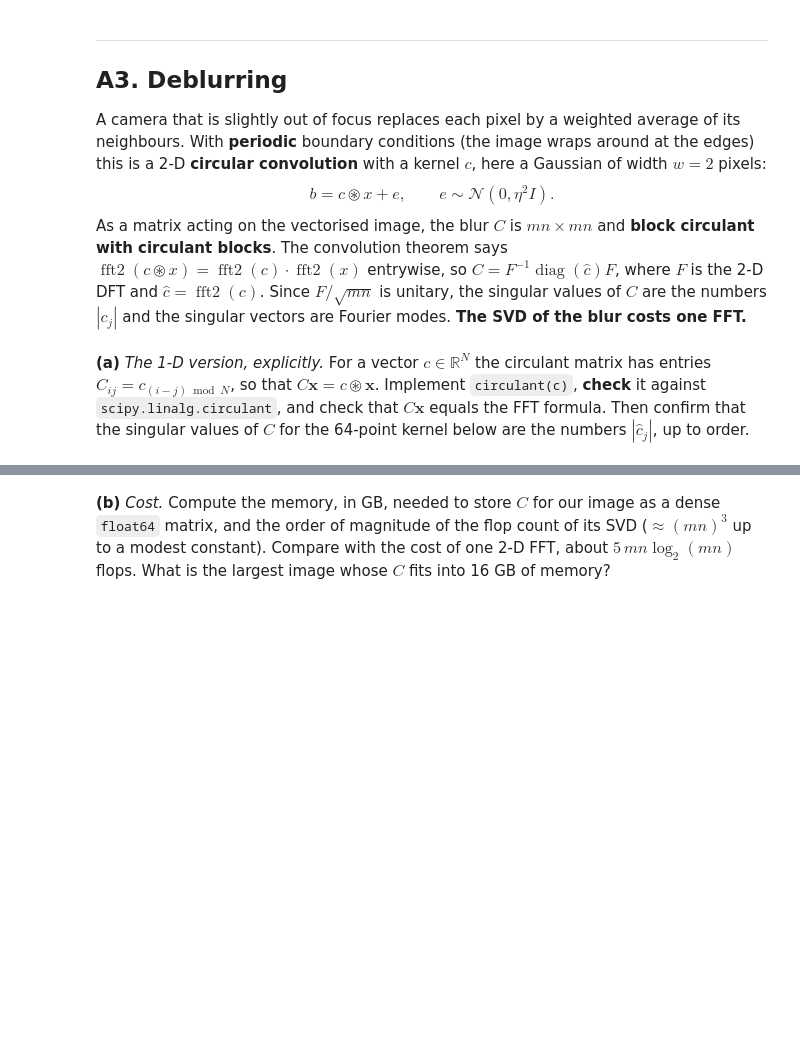
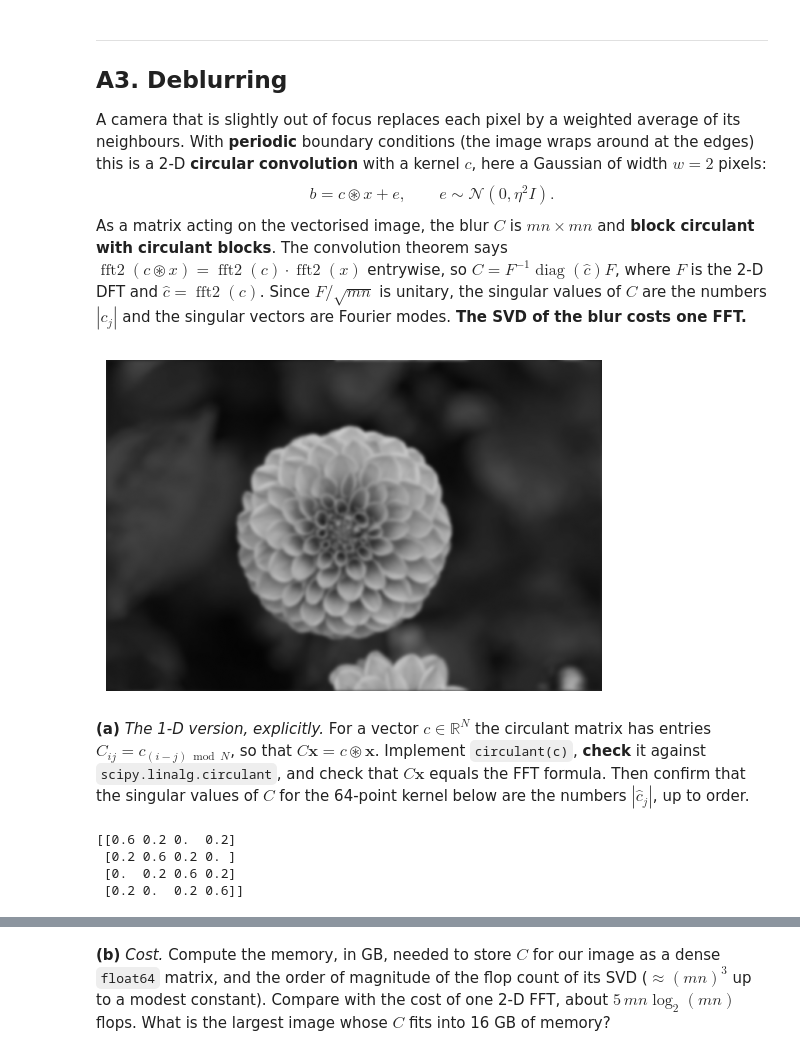
Before and after one commit to hryhola/linear-algebra-ucu, a Jupyter notebook: labs/lab4/Lab4-CoreA-spectrum-filtering.ipynb, the cells around one changed output, grey strips where cells are left out. Drawn from its saved outputs; the diff is of its cells as text; code cells hidden in the pictures; blank space fills up the shorter version.

```diff
--- a/labs/lab4/Lab4-CoreA-spectrum-filtering.ipynb
+++ b/labs/lab4/Lab4-CoreA-spectrum-filtering.ipynb
@@ -54,7 +58,7 @@ U, s, Vt = np.linalg.svd(img, full_matrices=False)
 
 def rank_k(U, s, Vt, k):
     # YOUR CODE HERE
-    raise NotImplementedError
+    return (U[:, :k] * s[:k]) @ Vt[:k, :]
 # %%
 # check
 assert np.allclose(rank_k(U, s, Vt, len(s)), img)
@@ -217,6 +422,14 @@ def kernel(m, n, w):
 w = 2.0
 kh = np.fft.fft2(kernel(m, n, w))                                 # the "singular values", with phases
 blur = lambda X: np.real(np.fft.ifft2(np.fft.fft2(X) * kh))       # X -> C X, never forming C
+# %%
+blurred_img = blur(img)
+
+plt.imshow(blurred_img, cmap="gray", vmin=0, vmax=1)
+plt.axis("off")
+plt.show()
+# %% [output]
+[figure, added]
 # %% [markdown]
 **(a)** *The 1-D version, explicitly.* For a vector $c\in\mathbb R^N$ the circulant matrix has entries $C_{ij} = c_{(i-j) \bmod N}$, so that $C\mathbf x = c\circledast\mathbf x$. Implement `circulant(c)`, **check** it against `scipy.linalg.circulant`, and check that $C\mathbf x$ equals the FFT formula. Then confirm that the singular values of $C$ for the 64-point kernel below are the numbers $|\hat c_j|$, up to order.
 # %%
@@ -226,3 +444,12 @@ def circulant(c):
+# %%
+# test
+c = np.array([0.6, 0.2, 0, 0.2])
+print(circulant(c))
+# %% [output]
+[[0.6 0.2 0.  0.2]
+ [0.2 0.6 0.2 0. ]
+ [0.  0.2 0.6 0.2]
+ [0.2 0.  0.2 0.6]]
 # %%
 # check
 c1 = kernel(64, 1, w)[:, 0]
```
Also changed, not shown: parts of 44 cells of this notebook.
